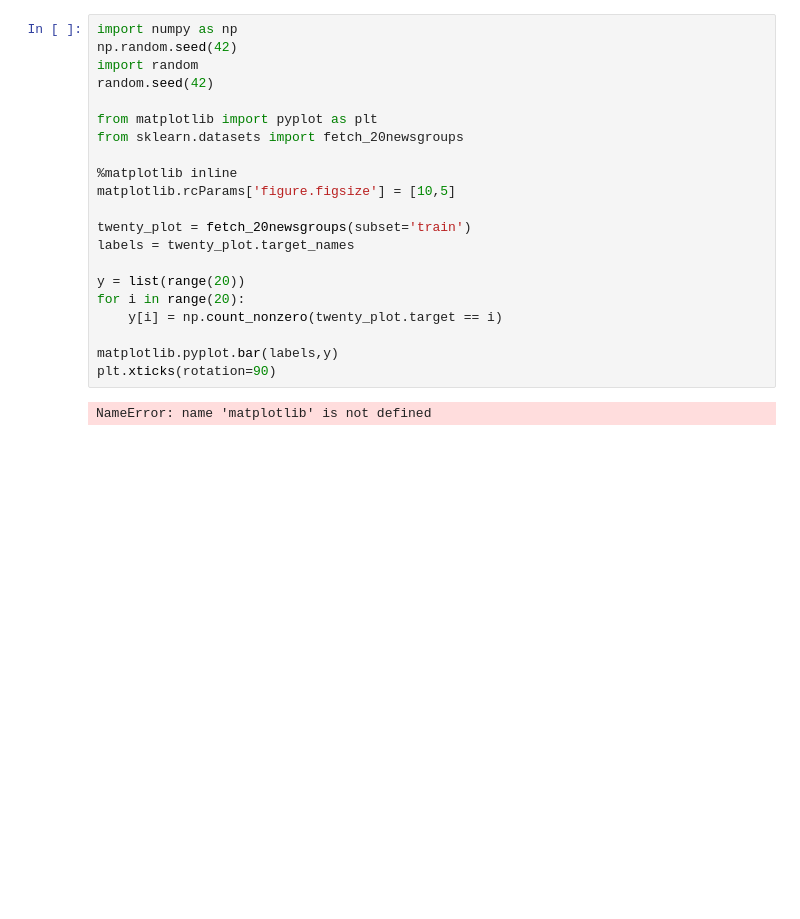
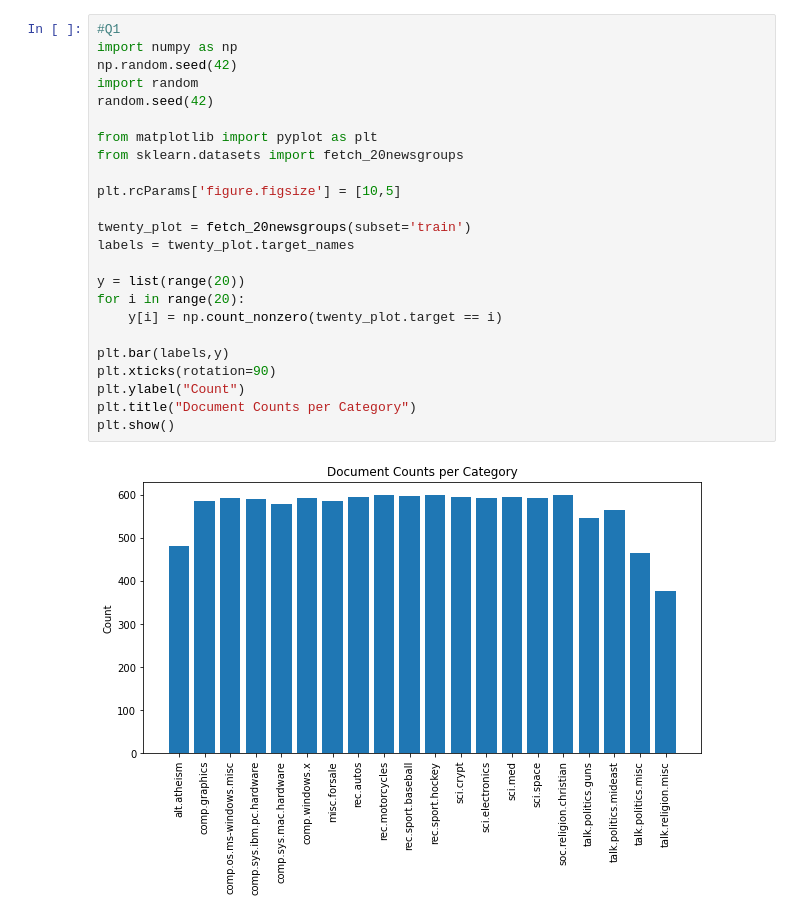
Before and after one commit to ztucker4/ECE219_Winter2021, a Jupyter notebook: Project_1/Project_1.ipynb, the cells around one changed output. Saved outputs shown, nothing was run; the diff lists cells and outputs as text; blank space fills up the shorter version.

```diff
--- a/Project_1/Project_1.ipynb
+++ b/Project_1/Project_1.ipynb
@@ -1,23 +1,26 @@
 # %%
+#Q1
 import numpy as np
 np.random.seed(42)
 import random
 random.seed(42)
 
 from matplotlib import pyplot as plt
 from sklearn.datasets import fetch_20newsgroups
 
-%matplotlib inline
-matplotlib.rcParams['figure.figsize'] = [10,5]
+plt.rcParams['figure.figsize'] = [10,5]
 
 twenty_plot = fetch_20newsgroups(subset='train')
 labels = twenty_plot.target_names
 
 y = list(range(20))
 for i in range(20):
     y[i] = np.count_nonzero(twenty_plot.target == i)
 
-matplotlib.pyplot.bar(labels,y)
+plt.bar(labels,y)
 plt.xticks(rotation=90)
+plt.ylabel("Count")
+plt.title("Document Counts per Category")
+plt.show()
 # %% [output]
-NameError: name 'matplotlib' is not defined
+[figure, added]
```
Also changed, not shown: parts of 15 cells of this notebook, 1 other file.
